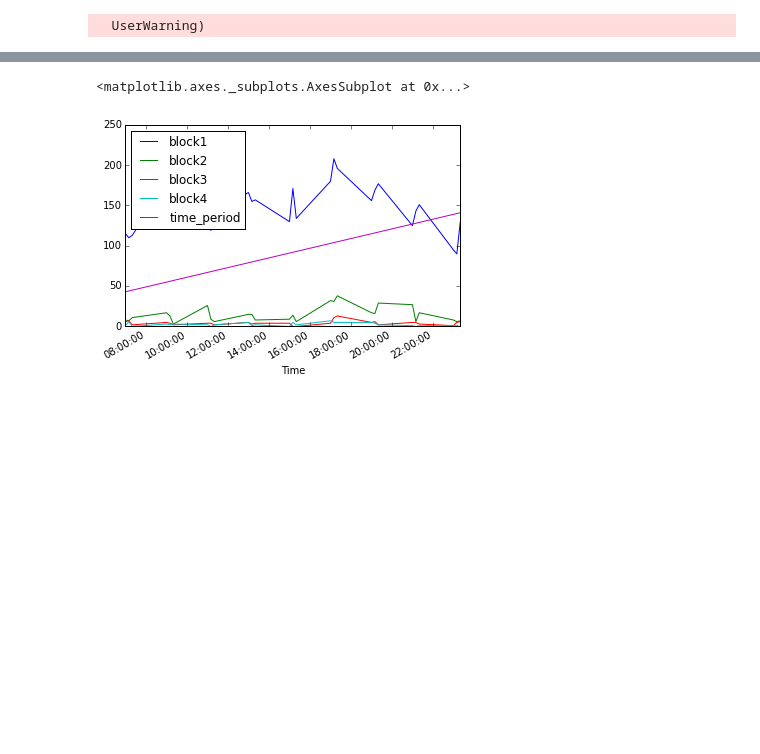
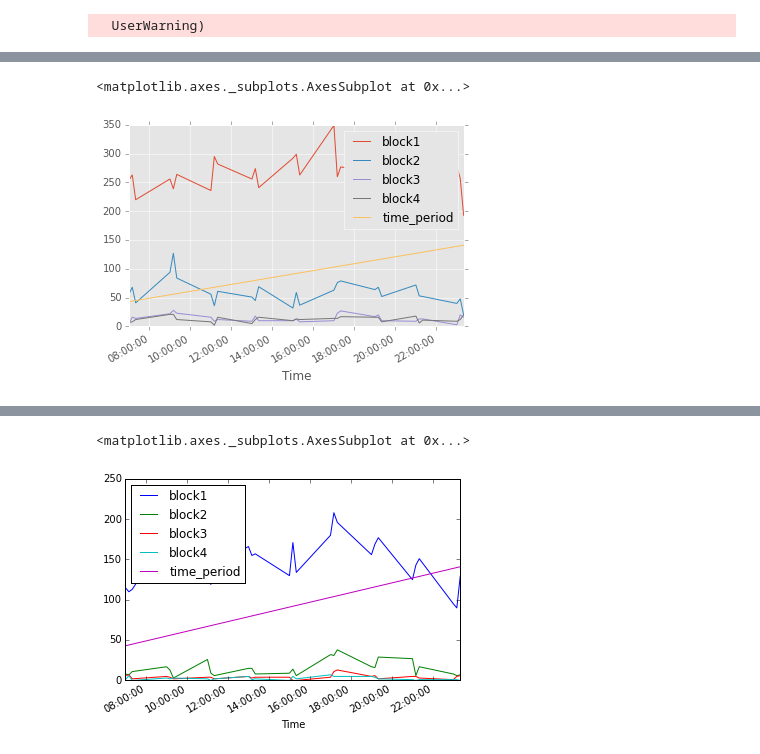
Before and after one commit to kuanliang/traffic_gap, a Jupyter notebook: didi_script_tests.ipynb, the cells around one changed output, grey strips where cells are left out. Drawn from its saved outputs; the diff is of its cells as text; code cells hidden in the pictures; blank space fills up the shorter version.

```diff
--- a/didi_script_tests.ipynb
+++ b/didi_script_tests.ipynb
@@ -225,0 +104,7 @@ KeyError: 'districHash'
+# %%
+trafficDf, df = transform_trafficData('2016-01-22', folder='testing')
+trafficDfTest = trafficDf[trafficDf['districtHash'] == '1ecbb52d73c522f184a6fc53128b1ea1']
+trafficDfTest.plot()
+# %% [output]
+<matplotlib.axes._subplots.AxesSubplot at 0x...>
+[figure, added]
```
Also changed, not shown: parts of 47 cells of this notebook, 5 other files.
